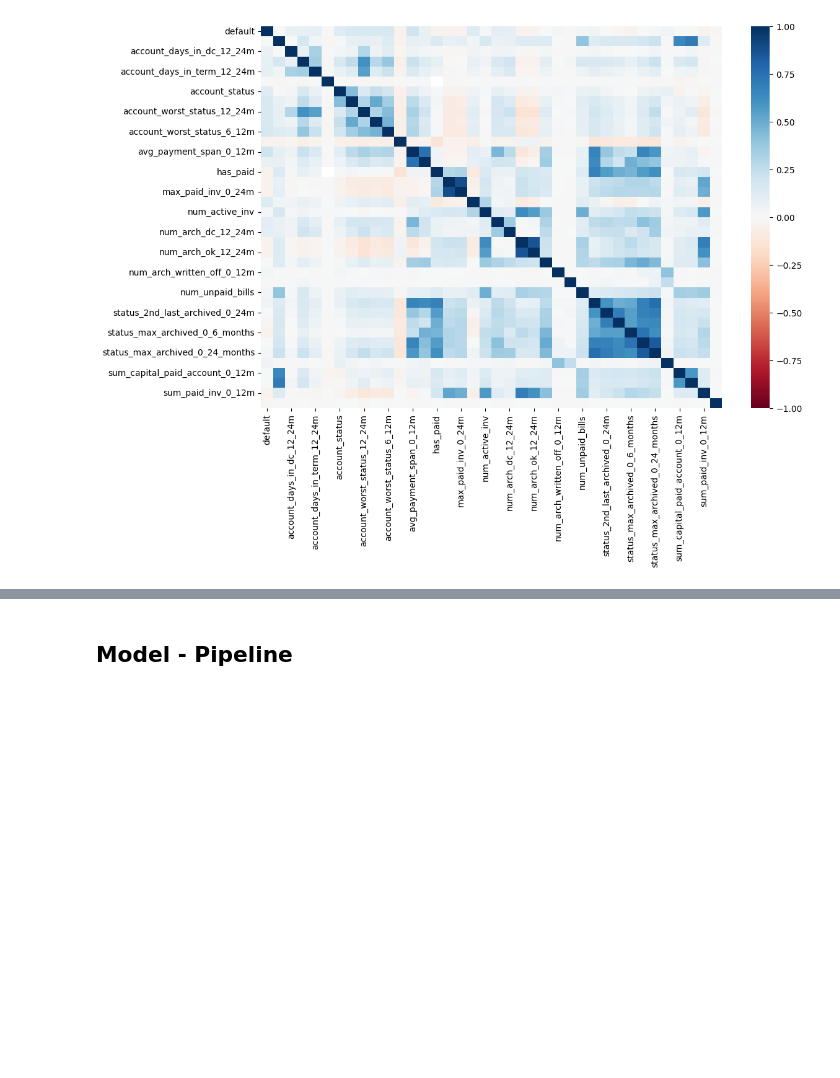
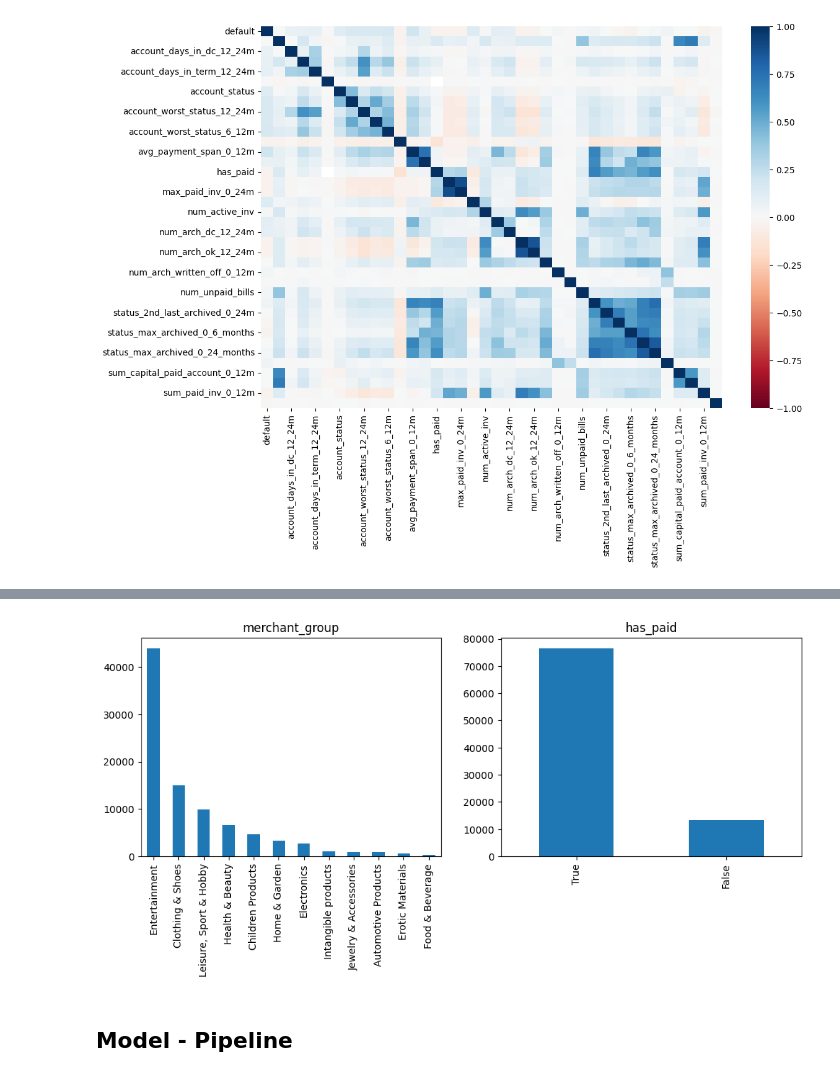
Before and after one commit to erikrowens/Le-Wagon-Case-Study, a Jupyter notebook: Notebook.ipynb, the cells around one changed output, grey strips where cells are left out. Drawn from its saved outputs; the diff is of its cells as text; code cells hidden in the pictures; blank space fills up the shorter version.

```diff
--- a/Notebook.ipynb
+++ b/Notebook.ipynb
@@ -203,3 +225,12 @@ cols_to_exclude += ['merchant_category', 'name_in_email']
+# %%
+cols_to_plot = cols_to_plot.drop(columns=['uuid']).copy()
+# # Let's plot the distributions of the categorical columns, those not excluded
+cat_cols = cols_to_plot.select_dtypes(exclude='number').describe().columns.to_list()
+fig, ax = plt.subplots(ncols=len(cat_cols), nrows=1, figsize=[12,4])
+for i, col in enumerate(df[cat_cols]):
+    df[col].value_counts().plot.bar(ax=ax[i]).set_title(col)
+# %% [output]
+[figure, added]
 # %% [markdown]
 ## Model - Pipeline
 # %%
```
Also changed, not shown: parts of 5 cells of this notebook.
